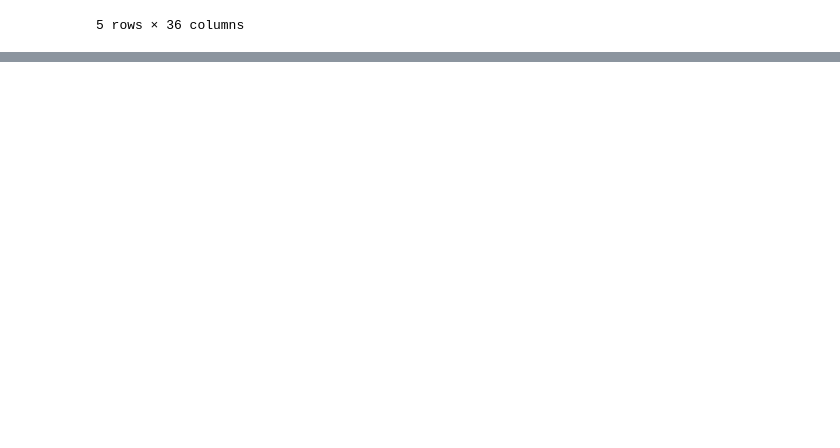
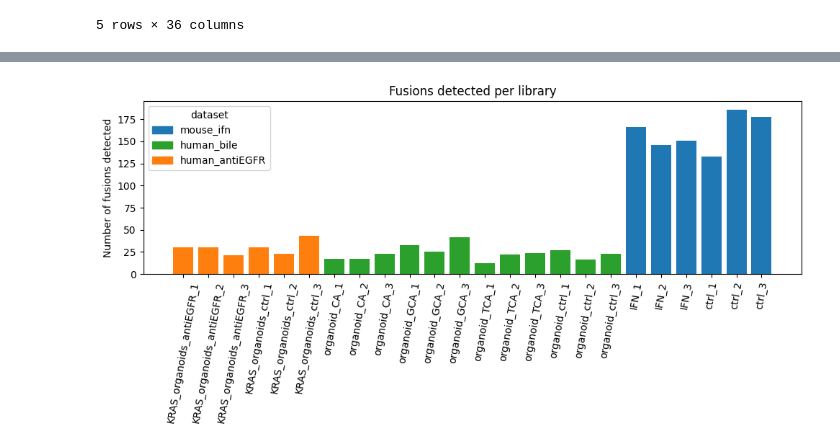
Before and after one commit to KaiserWaffles/Hackathon-2026---Fusion-Genes-in-Cancer, a Jupyter notebook: src/CRC/notebook.ipynb, the cells around one changed output, grey strips where cells are left out. Saved outputs shown, nothing was run; the diff lists cells and outputs as text; code cells hidden in the pictures; blank space fills up the shorter version.

Commit message:
fusions detected per library bar chart

```diff
--- a/src/CRC/notebook.ipynb
+++ b/src/CRC/notebook.ipynb
@@ -121,3 +121,11 @@ Collated 1418 fusion rows from 24 libraries.
 | 3 | mouse_ifn | IFN_1 | Reep5 | Pkd2l2 | -/- | +/- | 18:34490145 | ... |
 | 4 | mouse_ifn | IFN_1 | Mmd | Efcab2 | +/+ | +/- | 11:90148427 | ... |
 5 rows × 36 columns
+# %%
+# Count how many fusion rows each library has
+per_library = (
+    fusions.groupby(["dataset", "library"])
+           .size()  # count rows in each group
+           .reset_index(name="n_fusions")   # turn the result back into a table
+)
+per_library
@@ -123,0 +150,23 @@ Collated 1418 fusion rows from 24 libraries.
+# %%
+#bar chart of fusions per library, coloured by dataset.
+fig, ax = plt.subplots(figsize=(10, 5))
+
+# Give each dataset its own colour.
+colours = {"mouse_ifn": "tab:blue", "human_bile": "tab:green", "human_antiEGFR": "tab:orange"}
+bar_colours = [colours[dataset] for dataset in per_library["dataset"]]
+
+ax.bar(per_library["library"], per_library["n_fusions"], color=bar_colours)
+ax.set_ylabel("Number of fusions detected")
+ax.set_title("Fusions detected per library")
+plt.xticks(rotation=80)
+plt.tight_layout()
+
+# Build legend (one coloured square per dataset).
+import matplotlib.patches as mpatches
+handles = [mpatches.Patch(color=c, label=d) for d, c in colours.items()]
+ax.legend(handles=handles, title="dataset")
+
+plt.savefig(os.path.join(Results_Dir, "fusions_per_library.png"), dpi=150)
+plt.show()
+# %% [output]
+[figure, added]
```
Also changed, not shown: parts of 1 cell of this notebook.
